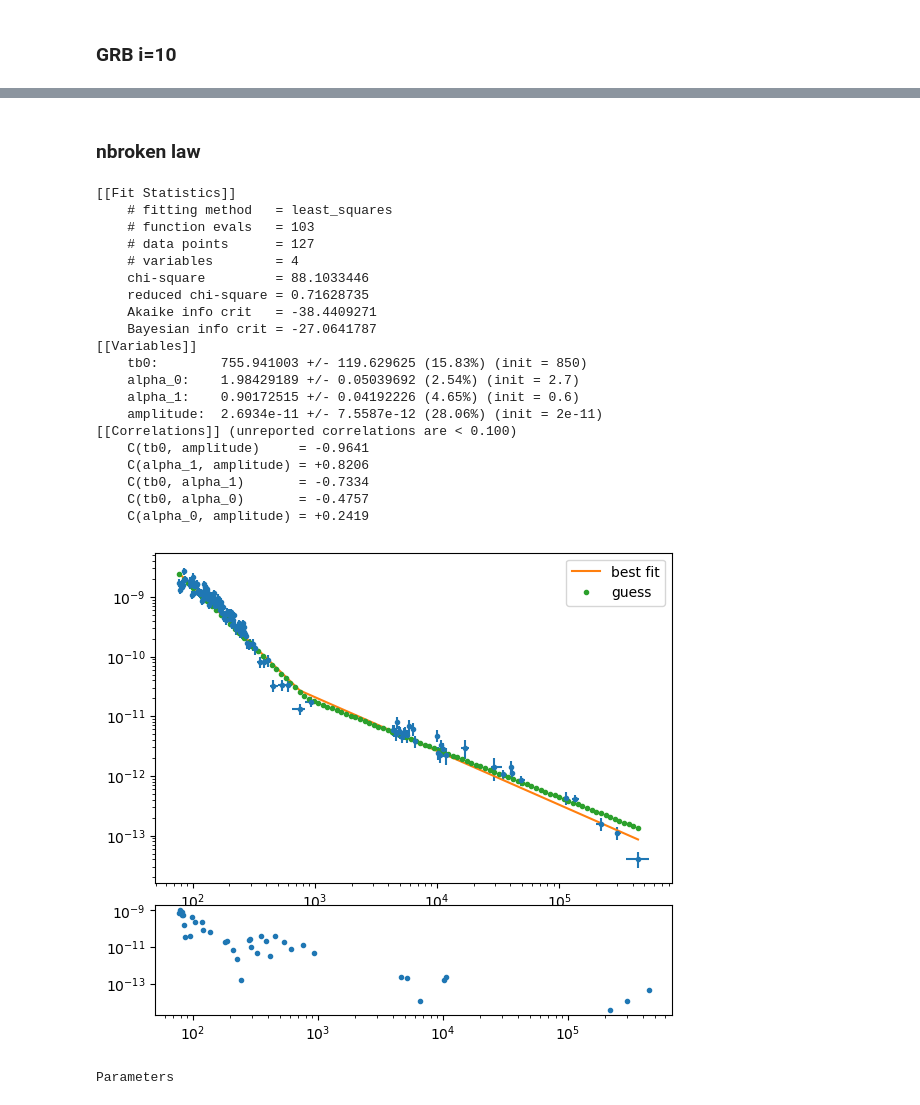
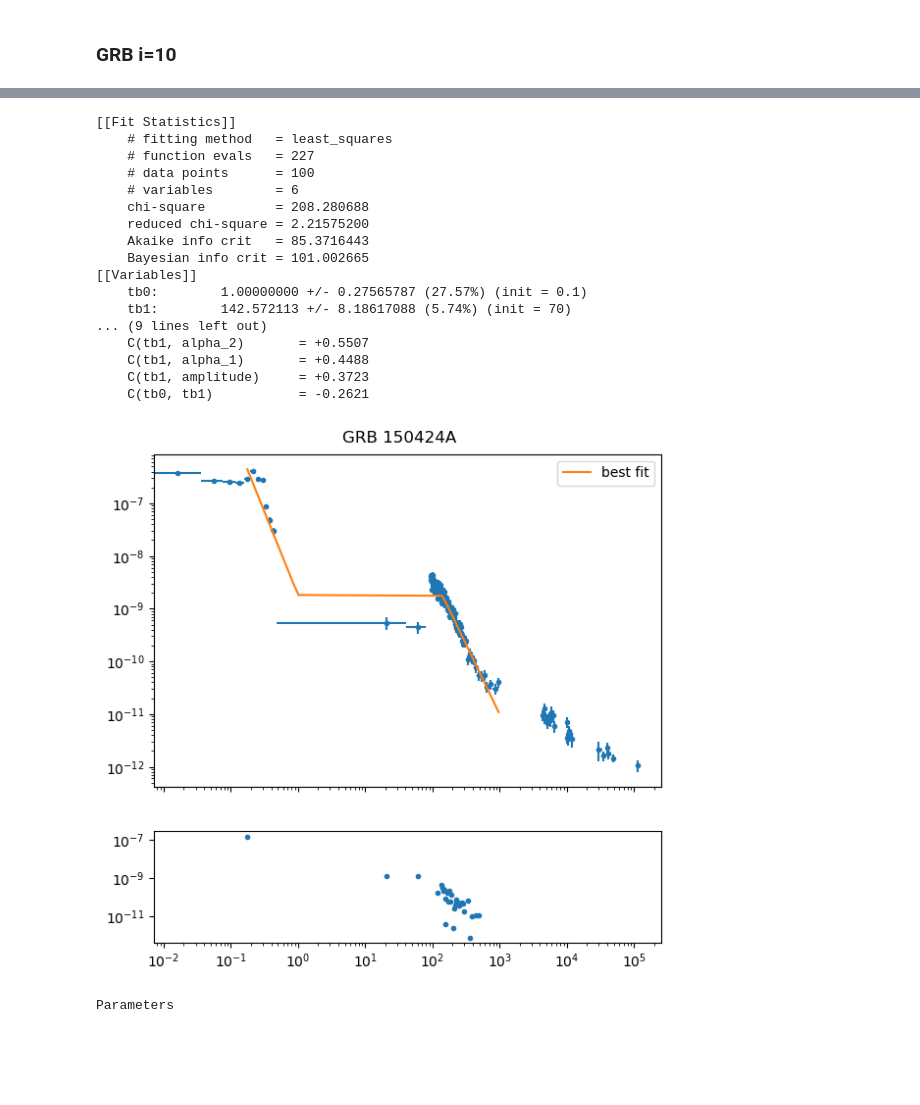
Before and after one commit to Kruthi24/fxt_code, a Jupyter notebook: analysis_notebooks/EE_sGRB/GRB_LC_10.ipynb, the cells around one changed output, grey strips where cells are left out. Saved outputs shown, nothing was run; the diff lists cells and outputs as text; code cells hidden in the pictures; blank space fills up the shorter version.

```diff
--- a/analysis_notebooks/EE_sGRB/GRB_LC_10.ipynb
+++ b/analysis_notebooks/EE_sGRB/GRB_LC_10.ipynb
@@ -13,8 +10,8 @@ import pandas as pd
 from lc_lmfit import *
 # %%
 folder='afterglow_data/'
-filename='_xray_flux.txt'
-GRBs=["050724","060614","070714B","150424A","211211A","211227A","061210","071227"]
+filename='_xray_batxrt.txt'
+
 GRBs=['050724', '051227', '060614', '061006', '061210', '070714B', '071227', '080123', '080503', '111121A', '150424A', '211211A', '211227A']
 # %% [markdown]
 ### Extracting and Plotting Curves
@@ -178,57 +113,60 @@ WARNING:root:Pandas support in corner is deprecated; use ArviZ directly
-# %% [markdown]
-### nbroken law
 # %%
 i=10
+n=3
 time,time_high,time_low,flux,flux_high,flux_low =get_individual_curves_log(folder+GRBs[i]+filename)
 flux_err = flux_high + flux_low
 time_err = time_high + time_low
 
-fit_index = 0
-n=2
+ee_start_index = np.where(time > 0.14)[0][0]
+fit_end_index = np.where(time <  1e3)[0][-1]
+
+
 params=lm.Parameters()
-params.add("tb0", min = 5e2, max = 5e3, value = 8.5e2)
-params.add("alpha_0", min = 0.0, max = 10, value = 2.7)
-params.add("alpha_1", min = -5, max = 5.0, value = 0.6)
-params.add("amplitude", min = 5e-12, max = 9e-11, value = 2e-11)
+params.add("tb0", min = 0, max = 1, value = 0.1)
+params.add("tb1", min = 50, max = 200, value = 70)
+params.add("alpha_0", min = 0, max = 10.0, value = 3)
+params.add("alpha_1", min = 0, max = 10.0, value = 0.5)
+params.add("alpha_2", min = 0, max = 10.0, value = 3)
+params.add("amplitude", min = 1e-10, max = 1e-7, value = 8e-8)
 
-minner = lm.Minimizer(cost_func_nbpl, params, fcn_args=(time[fit_index:], flux[fit_index:], time_err[fit_index:], flux_err[fit_index:], n), fcn_kws={"orth":False})
+minner = lm.Minimizer(cost_func_nbpl, params, fcn_args=(time[ee_start_index:fit_end_index], flux[ee_start_index:fit_end_index], time_err[ee_start_index:fit_end_index], flux_err[ee_start_index:fit_end_index], n))
 result = minner.minimize(method="least_squares")
 lm.printfuncs.report_fit(result)
 
-residuals = get_y(result, n, time) - flux
+residuals = get_y(result, n, time[ee_start_index:fit_end_index]) - flux[ee_start_index:fit_end_index]
+x=np.geomspace(time[ee_start_index], time[fit_end_index])
+y = get_y(result, n, x)
 
-x = np.geomspace(time[0],time[-1],100)
-fig, (ax1, ax2) = plt.subplots(2, figsize=(20/3, 6), height_ratios=[3,1])
+fig, (ax1, ax2) = plt.subplots(2, figsize=(20/3, 6), height_ratios=[3,1], sharex=True)
 ax1.errorbar(time, flux, fmt='.', xerr=[time_low,time_high],yerr=[flux_low,flux_high])
-ax1.loglog(x, get_y(result, n, x),label ='best fit')
-ax1.loglog(x, nbroken_law(x, [8.5e2], [2.0, 0.8], 2e-11),'.',label ='guess')
+ax1.loglog(x, get_y(result, n, x),label ='best fit', zorder=10)
+# ax1.loglog(x,nbroken_law(x,[0.6, 74], [4, 0, 4], 5e-8), '.', label ='guess')
 ax1.legend()
-ax2.loglog(time,residuals, '.')
-plt.subplots_adjust(hspace=0.1)
+ax2.loglog(time[ee_start_index:fit_end_index],residuals, '.')
+plt.subplots_adjust(top=0.94)
+plt.suptitle("GRB "+GRBs[i])
 plt.show()
 
+
 result.params
 # %% [output]
 [[Fit Statistics]]
     # fitting method   = least_squares
-    # function evals   = 103
-    # data points      = 127
-    # variables        = 4
-    chi-square         = 88.1033446
-    reduced chi-square = 0.71628735
-    Akaike info crit   = -38.4409271
-    Bayesian info crit = -27.0641787
+    # function evals   = 227
+    # data points      = 100
+    # variables        = 6
+    chi-square         = 208.280688
+    reduced chi-square = 2.21575200
+    Akaike info crit   = 85.3716443
+    Bayesian info crit = 101.002665
 [[Variables]]
-    tb0:        755.941003 +/- 119.629625 (15.83%) (init = 850)
-    alpha_0:    1.98429189 +/- 0.05039692 (2.54%) (init = 2.7)
-    alpha_1:    0.90172515 +/- 0.04192226 (4.65%) (init = 0.6)
-    amplitude:  2.6934e-11 +/- 7.5587e-12 (28.06%) (init = 2e-11)
-[[Correlations]] (unreported correlations are < 0.100)
-    C(tb0, amplitude)     = -0.9641
-    C(alpha_1, amplitude) = +0.8206
-    C(tb0, alpha_1)       = -0.7334
-    C(tb0, alpha_0)       = -0.4757
-    C(alpha_0, amplitude) = +0.2419
+    tb0:        1.00000000 +/- 0.27565787 (27.57%) (init = 0.1)
+    tb1:        142.572113 +/- 8.18617088 (5.74%) (init = 70)
+... (9 lines left out)
+    C(tb1, alpha_2)       = +0.5507
+    C(tb1, alpha_1)       = +0.4488
+    C(tb1, amplitude)     = +0.3723
+    C(tb0, tb1)           = -0.2621
-[figure, old version]
+[figure, new version]
 Parameters
 | name | value | standard error | relative error | initial value | min | max | vary |
```
Also changed, not shown: parts of 14 cells of this notebook, 34 other files.
